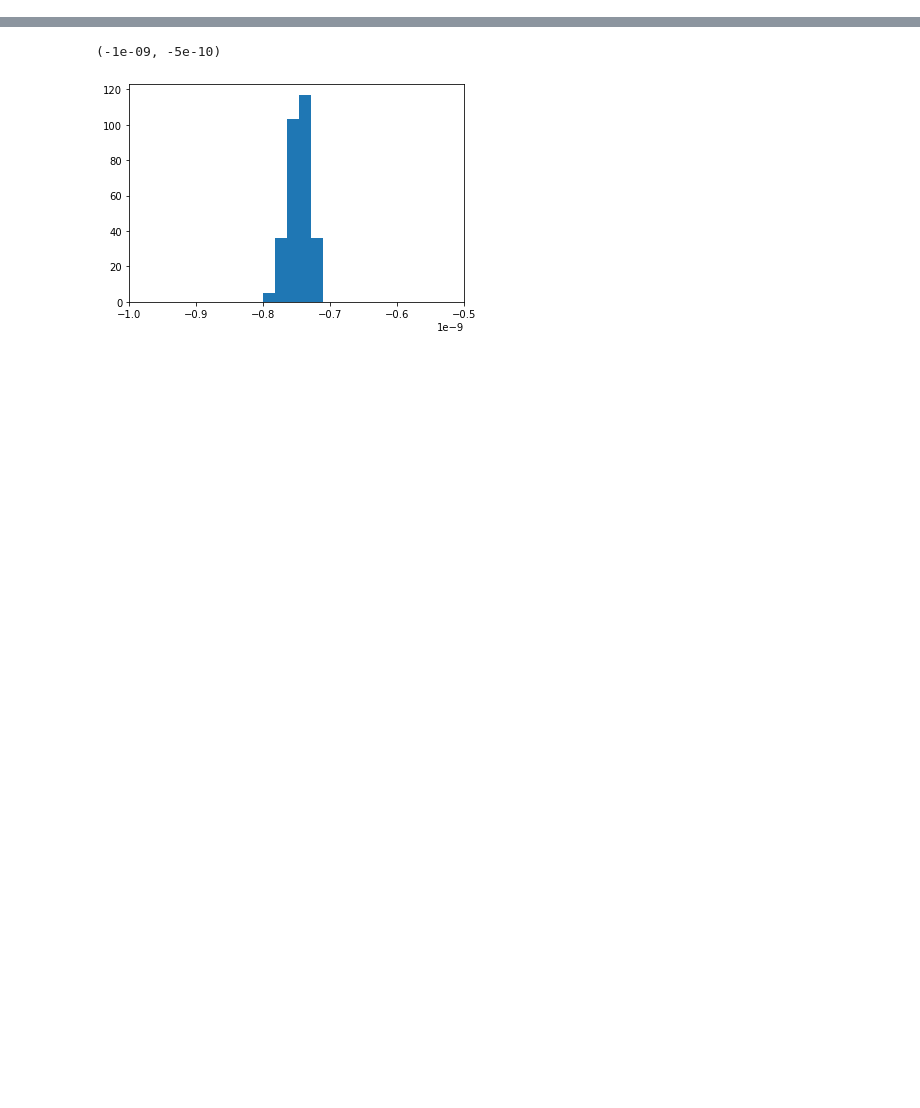
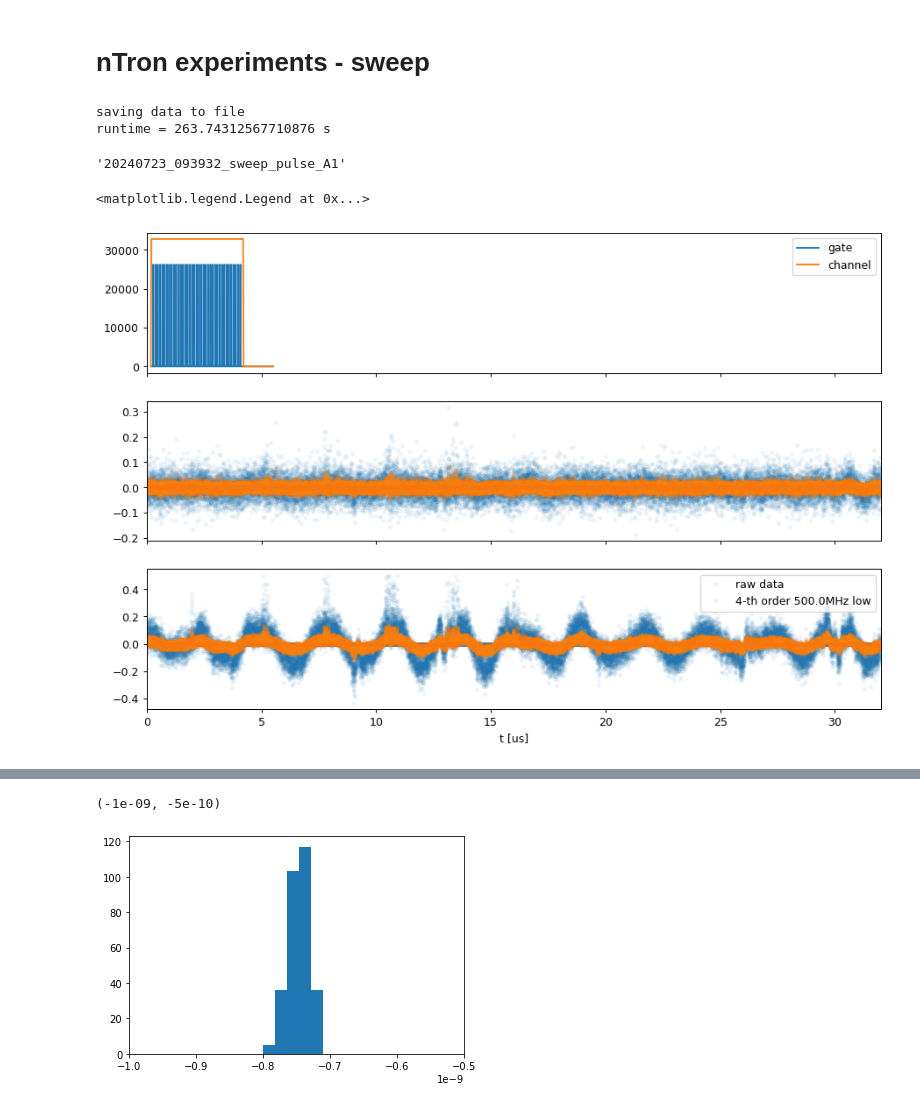
Before and after one commit to qnngroup/rfsoc_daq, a Jupyter notebook: pynq/rfsoc_daq.ipynb, the cells around one changed output, grey strips where cells are left out. Saved outputs shown, nothing was run; the diff lists cells and outputs as text; code cells hidden in the pictures; blank space fills up the shorter version.

```diff
--- a/pynq/rfsoc_daq.ipynb
+++ b/pynq/rfsoc_daq.ipynb
@@ -549,0 +693,22 @@ receiving ADC data
+# %% [markdown]
+# nTron experiments - sweep
+# %%
+device = 'A1'
+#vg_sweep = np.concatenate((np.linspace(0,6,20), np.linspace(7,10,4)))
+vg_sweep = np.linspace(0,12,20)
+vch_sweep = np.linspace(45,55,10)
+tperiod_sweep = np.array([30, 100, 500])
+thold_sweep = np.array([0, 2, 50, 200])
+tslew_sweep = np.array([0, 1, 5])
+adc_atten_dB = [9, 9] + [32]*6
+start = time.time()
+savefile = sweep_single_ntron_pulse_test(device, vg_sweep, vch_sweep, tperiod_sweep, thold_sweep, tslew_sweep, adc_atten_dB)
+stop = time.time()
+print(f'runtime = {stop - start} s')
+# %% [output]
+saving data to file
+runtime = 263.74312567710876 s
+# %%
+savefile
+# %% [output]
+'20240723_093932_sweep_pulse_A1'
@@ -549,0 +717,32 @@ receiving ADC data
+# %%
+vg_i = 9
+vch_i = 4
+tperiod_i = 1
+thold_i = 1
+tslew_i = 1
+num_active_channels = 2
+filter_param = (4, (500e6,), 'low')
+timestamps, samples, num_timestamps, num_samples = parse_adc_data(f['adc_data'][:,vg_i,vch_i,tperiod_i,thold_i,tslew_i], num_active_channels)
+if verbose:
+    print(f'got {num_timestamps} timestamps')
+fig, ax = plt.subplots(1+num_active_channels,1,sharex=True,figsize=(12,8),dpi=90)
+tvec_awg = np.linspace(0,awg_frame_depth*parallel_samples/dac_fsamp,awg_frame_depth*parallel_samples,endpoint=False)
+awg_data = generate_ntron_pulse(f['gate_pulse_param_ns'][:,vg_i,vch_i,tperiod_i,thold_i,tslew_i], f['channel_pulse_param_ns'])
+ax[0].plot(182e-3 + tvec_awg*1e6, 0.8*awg_data[0:awg_frame_depth*parallel_samples], label='gate')
+ax[0].plot(182e-3 + tvec_awg*1e6, awg_data[awg_frame_depth*parallel_samples:2*awg_frame_depth*parallel_samples], label='channel')
+ax[0].legend()
+tvec = np.linspace(0,(8//num_active_channels)*adc_buffer_data_depth*parallel_samples/adc_fsamp,(8//num_active_channels)*adc_buffer_data_depth*parallel_samples,endpoint=False)
+sos = scipy.signal.butter(filter_param[0], filter_param[1], btype=filter_param[2], output='sos', fs=adc_fsamp)
+zi = scipy.signal.sosfilt_zi(sos)
+for channel in range(num_active_channels):
+    ax[1+channel].plot(tvec*1e6, samples[channel]/2**sample_width, '.', alpha=0.05, label='raw data')
+    if filter_param is not None:
+        x0 = np.mean(samples[channel][0:int(50e-9*dac_fsamp)])
+        filt, _ = scipy.signal.sosfilt(sos, samples[channel]/2**sample_width, zi=zi*x0/2**sample_width)
+        ax[1+channel].plot(tvec*1e6, filt, '.', alpha=0.1, label=f"{filter_param[0]}-th order {'-'.join(str(round(f)/1e6) for f in filter_param[1])}MHz {filter_param[2]}")
+ax[0].set_xlim(0, 32)
+ax[num_active_channels].set_xlabel('t [us]')
+ax[num_active_channels].legend()
+# %% [output]
+<matplotlib.legend.Legend at 0x...>
+[figure, added]
```
Also changed, not shown: parts of 42 cells of this notebook.
